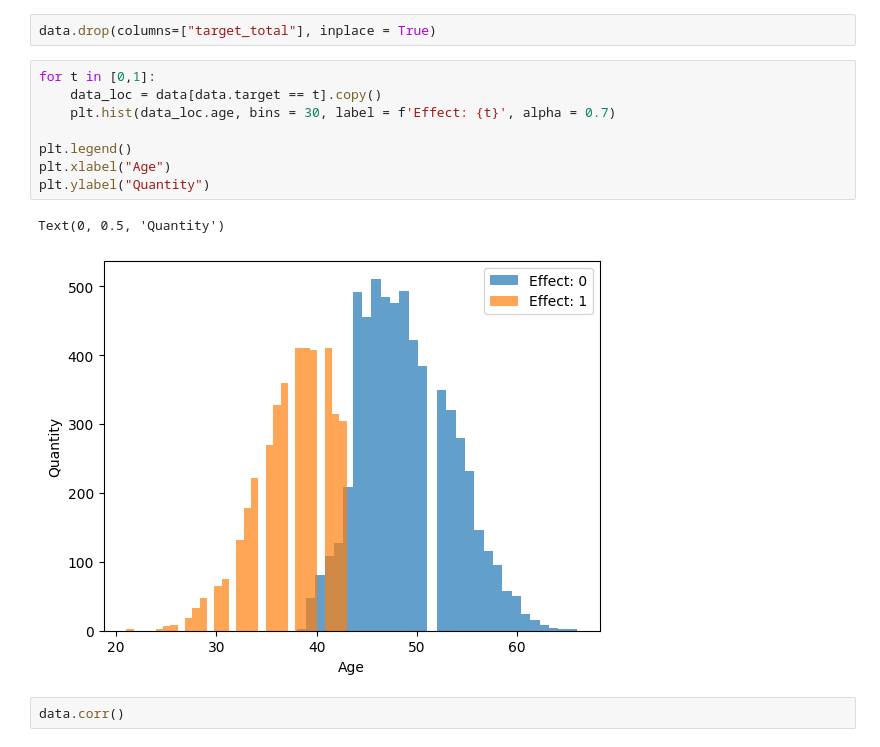
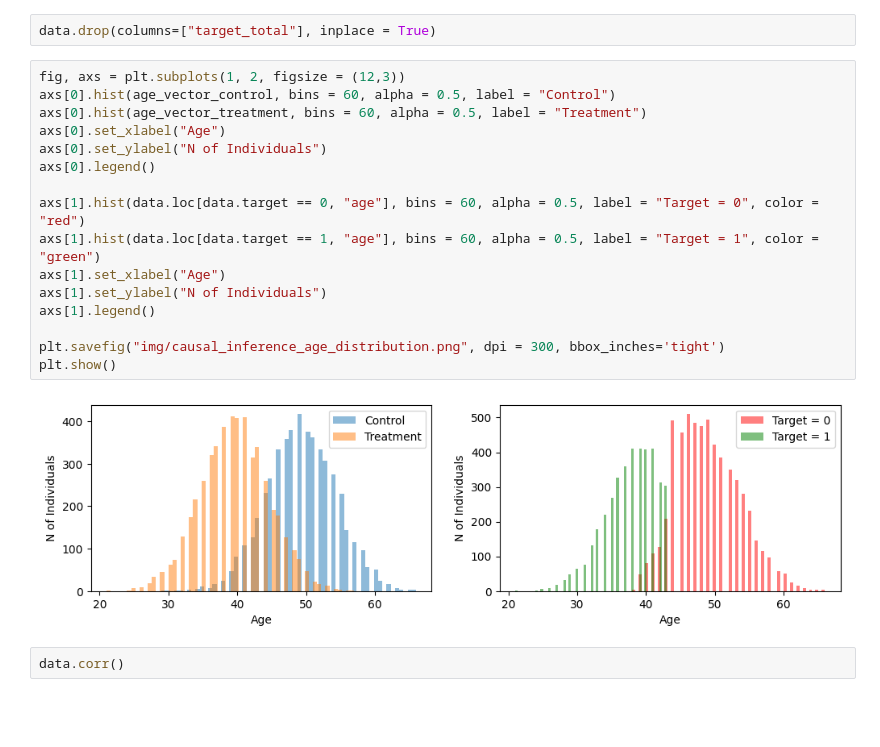
Before and after one commit to Bruno-Moreno/ML---Study, a Jupyter notebook: notebooks/STATS/causal_inference.ipynb, the cells around one changed output. Drawn from its saved outputs; the diff is of its cells as text; blank space fills up the shorter version.

Commit message:
Causal Inference update

```diff
--- a/notebooks/STATS/causal_inference.ipynb
+++ b/notebooks/STATS/causal_inference.ipynb
@@ -75,17 +65,24 @@ data.groupby(["treatment", "target"]).count()
 |  | 1 | 3930 | 3930 |
 # %%
 data.drop(columns=["target_total"], inplace = True)
-# %%
-for t in [0,1]:
-    data_loc = data[data.target == t].copy()
-    plt.hist(data_loc.age, bins = 30, label = f'Effect: {t}', alpha = 0.7)
-
-plt.legend()
-plt.xlabel("Age")
-plt.ylabel("Quantity")
-# %% [output]
-Text(0, 0.5, 'Quantity')
-[figure, removed]
+# %%
+fig, axs = plt.subplots(1, 2, figsize = (12,3))
+axs[0].hist(age_vector_control, bins = 60, alpha = 0.5, label = "Control")
+axs[0].hist(age_vector_treatment, bins = 60, alpha = 0.5, label = "Treatment")
+axs[0].set_xlabel("Age")
+axs[0].set_ylabel("N of Individuals")
+axs[0].legend()
+
+axs[1].hist(data.loc[data.target == 0, "age"], bins = 60, alpha = 0.5, label = "Target = 0", color = "red")
+axs[1].hist(data.loc[data.target == 1, "age"], bins = 60, alpha = 0.5, label = "Target = 1", color = "green")
+axs[1].set_xlabel("Age")
+axs[1].set_ylabel("N of Individuals")
+axs[1].legend()
+
+plt.savefig("img/causal_inference_age_distribution.png", dpi = 300, bbox_inches='tight')
+plt.show()
+# %% [output]
+[figure, added]
 # %%
 data.corr()
 # %% [output]
```
Also changed, not shown: parts of 4 cells of this notebook, 2 other files.
